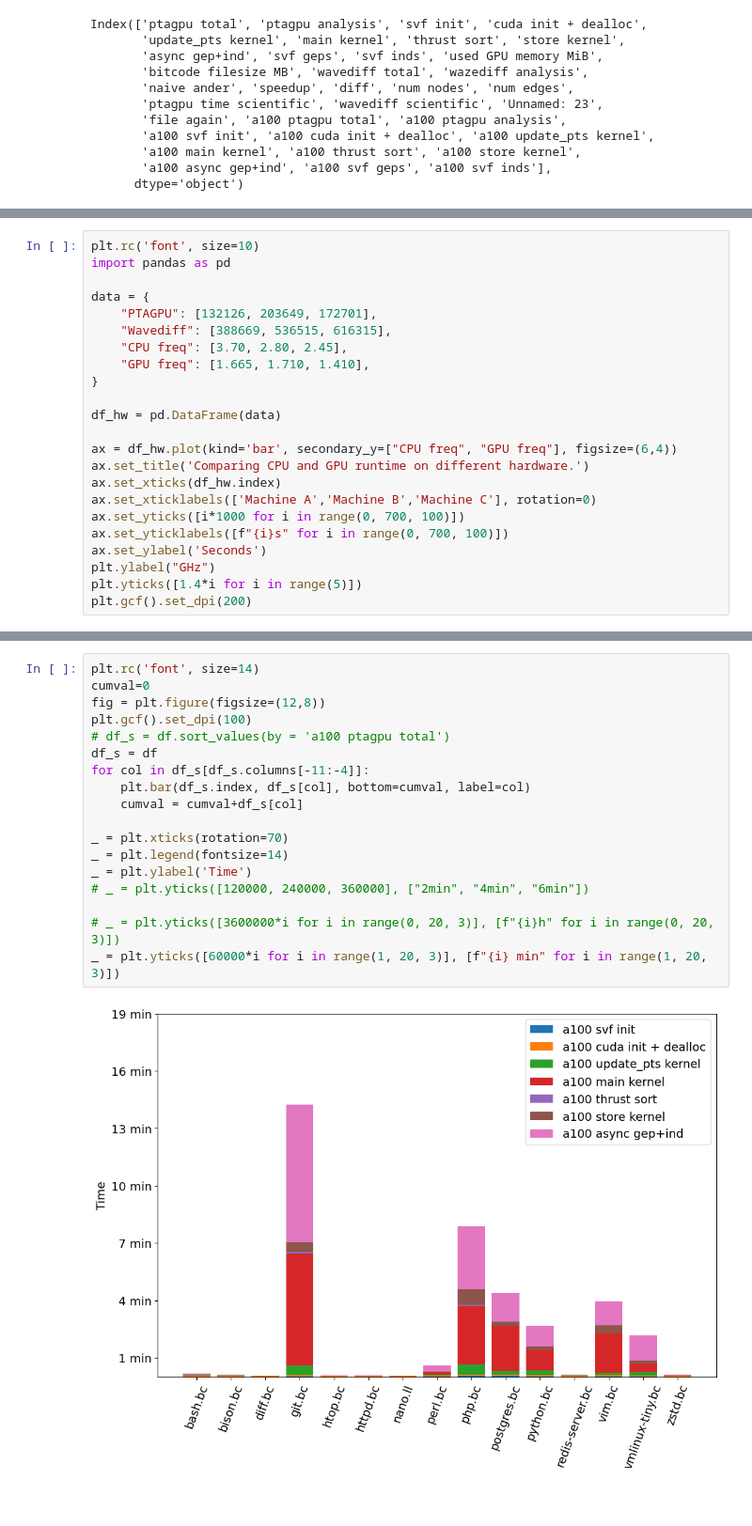
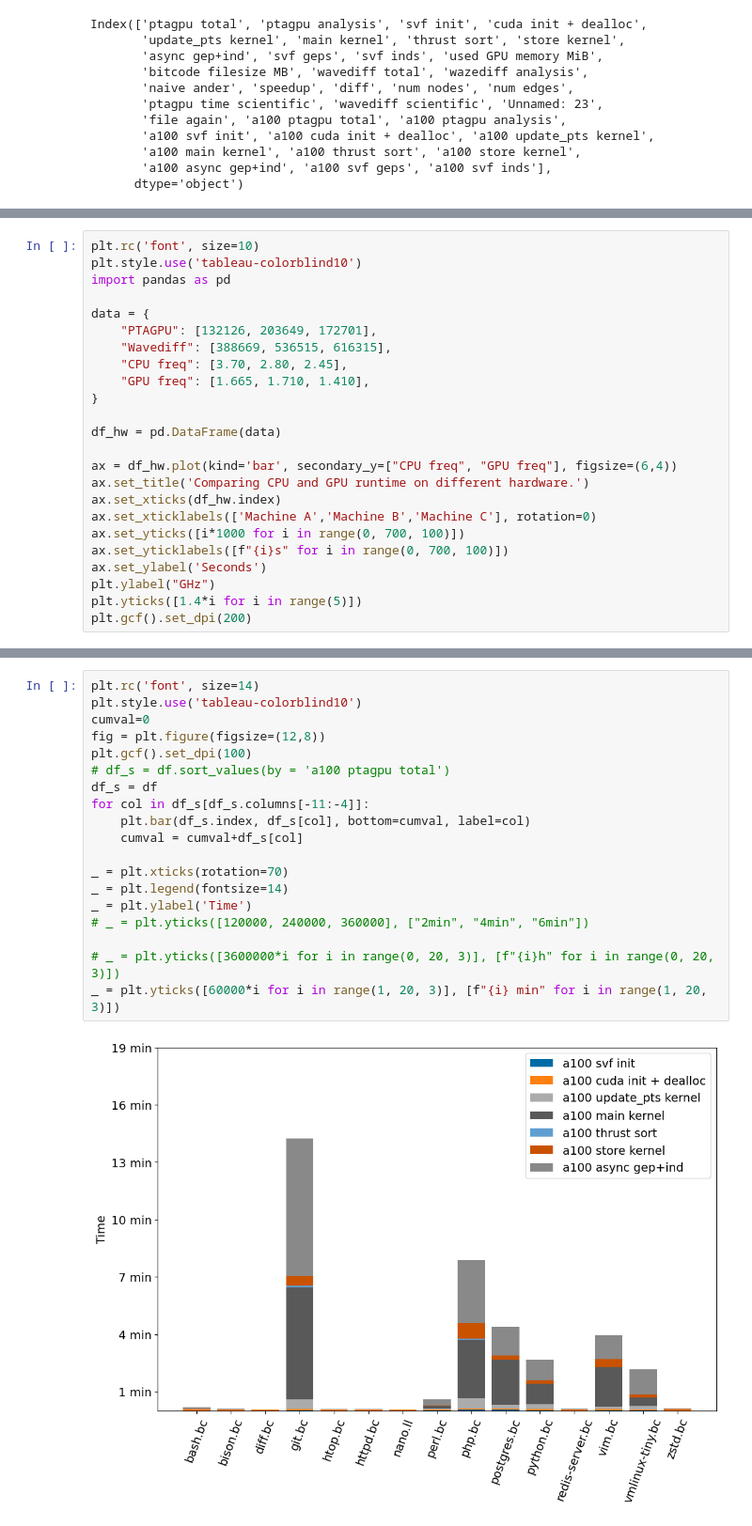
Before and after one commit to lukasboettcher/msc-paper, a Jupyter notebook: data/data_viz.ipynb, the cells around one changed output, grey strips where cells are left out. Shown at 94% size. Cells and saved outputs as stored; diff of their text form.

```diff
--- a/data/data_viz.ipynb
+++ b/data/data_viz.ipynb
@@ -304,5 +299,6 @@ df[[df.columns[0],df.columns[-3]]].plot.bar()
 # %%
 plt.rc('font', size=10)
+plt.style.use('tableau-colorblind10')
 import pandas as pd
 
 data = {
@@ -329,23 +325,24 @@ plt.gcf().set_dpi(200)
 # %%
 plt.rc('font', size=14)
+plt.style.use('tableau-colorblind10')
 cumval=0
 fig = plt.figure(figsize=(12,8))
 plt.gcf().set_dpi(100)
 # df_s = df.sort_values(by = 'a100 ptagpu total')
 df_s = df
 for col in df_s[df_s.columns[-11:-4]]:
     plt.bar(df_s.index, df_s[col], bottom=cumval, label=col)
     cumval = cumval+df_s[col]
 
 _ = plt.xticks(rotation=70)
 _ = plt.legend(fontsize=14)
 _ = plt.ylabel('Time')
 # _ = plt.yticks([120000, 240000, 360000], ["2min", "4min", "6min"])
 
 # _ = plt.yticks([3600000*i for i in range(0, 20, 3)], [f"{i}h" for i in range(0, 20, 3)])
 _ = plt.yticks([60000*i for i in range(1, 20, 3)], [f"{i} min" for i in range(1, 20, 3)])
 # %% [output]
-[figure, old version]
+[figure, new version]
 # %%
 df['a100 speedup']
 fig = plt.figure(figsize=(8, 6))
```
Also changed, not shown: parts of 5 cells of this notebook.
